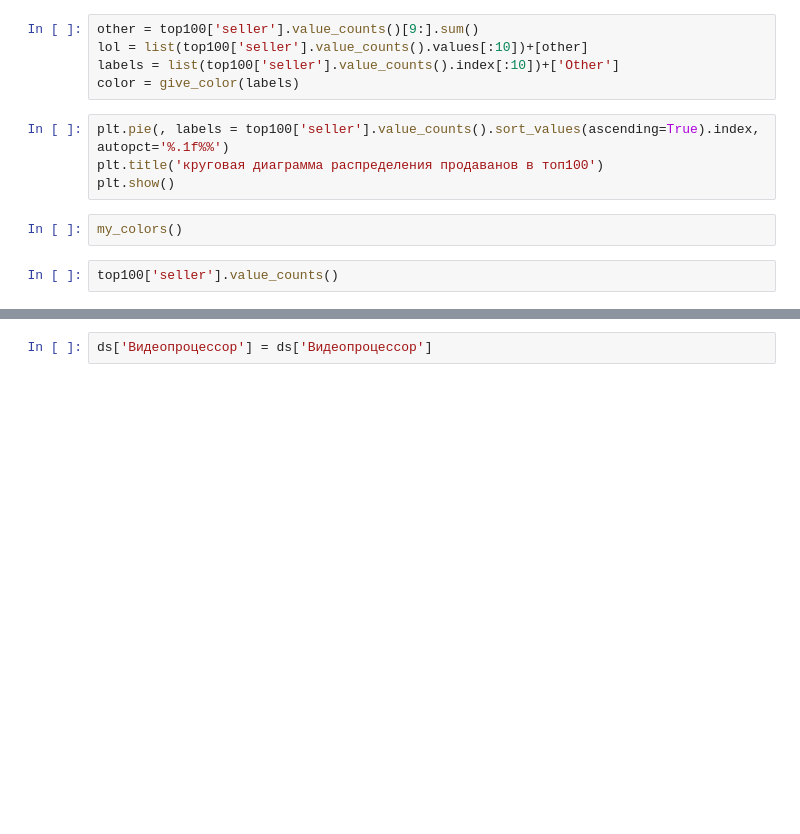
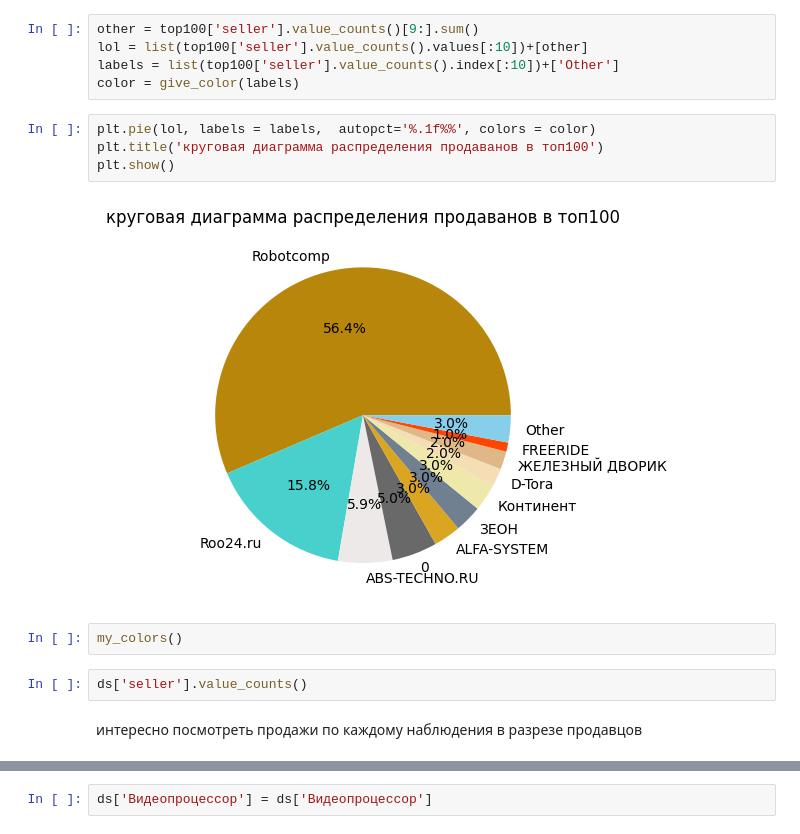
Before and after one commit to EZSib/data_-analytics2023, a Jupyter notebook: practice_eda_Efim.ipynb, the cells around one changed output, grey strips where cells are left out. Drawn from its saved outputs; the diff is of its cells as text; blank space fills up the shorter version.

```diff
--- a/practice_eda_Efim.ipynb
+++ b/practice_eda_Efim.ipynb
@@ -1211,10 +1192,14 @@ lol = list(top100['seller'].value_counts().values[:10])+[other]
 labels = list(top100['seller'].value_counts().index[:10])+['Other']
 color = give_color(labels)
 # %%
-plt.pie(, labels = top100['seller'].value_counts().sort_values(ascending=True).index,  autopct='%.1f%%')
+plt.pie(lol, labels = labels,  autopct='%.1f%%', colors = color)
 plt.title('круговая диаграмма распределения продаванов в топ100')
 plt.show()
+# %% [output]
+[figure, added]
 # %%
 my_colors()
 # %%
-top100['seller'].value_counts()
+ds['seller'].value_counts()
+# %% [markdown]
+интересно посмотреть продажи по каждому наблюдения в разрезе продавцов
```
Also changed, not shown: parts of 17 cells of this notebook.
